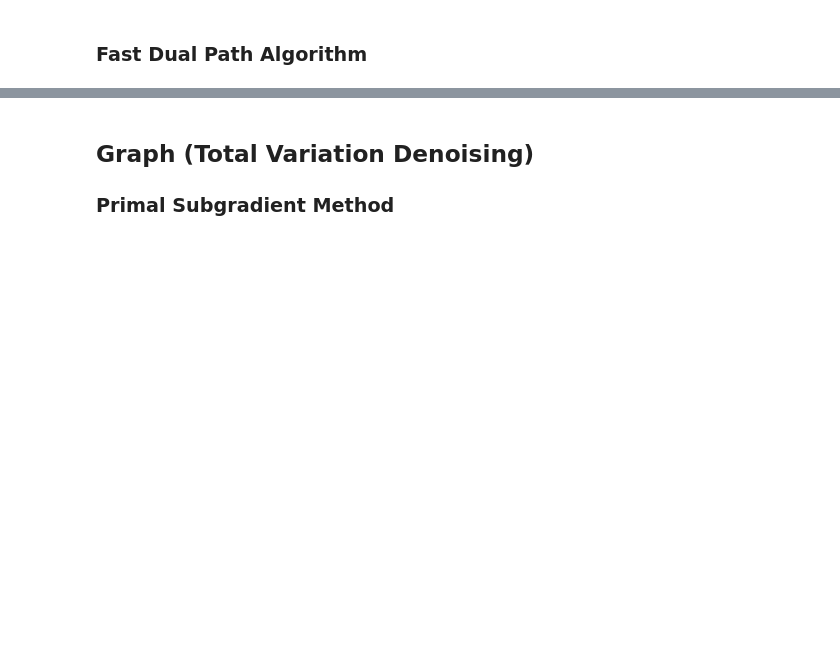
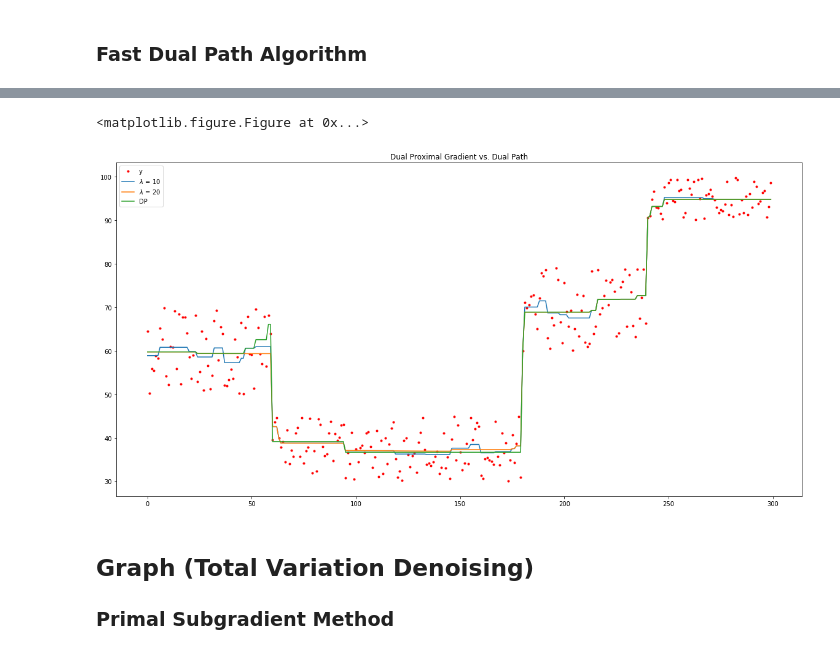
Before and after one commit to soovadeep/cvx-opt, a Jupyter notebook: Project.ipynb, the cells around one changed output, grey strips where cells are left out. Cells and saved outputs as stored; diff of their text form; code cells hidden in the pictures; blank space fills up the shorter version.

```diff
--- a/Project.ipynb
+++ b/Project.ipynb
@@ -307,4 +305,4 @@ def leavingCoordinate(a, b, DB, DBMinus, y, s, B):
     return t, i
 # %%
-beta_dp = descentDualPath(y)
+beta_dp = descentDualPath(y, reg=20)
 # %% [output]
@@ -324,3 +341,18 @@ The exact solution is  x = 0
+# %%
+plt.clf()
+plt.figure(figsize=(20,10))
+plt.plot(y, 'r.',label='y')
+# plt.plot(beta_dpg0,label='$\lambda$ = 0')
+# plt.plot(beta_dpg5,label='$\lambda$ = 5')
+plt.plot(beta_dpg10,label='$\lambda$ = 10')
+plt.plot(beta_dpg20,label='$\lambda$ = 20')
+plt.plot(beta_dp,label='DP')
+plt.title('Dual Proximal Gradient vs. Dual Path')
+plt.legend()
+plt.show()
+# %% [output]
+<matplotlib.figure.Figure at 0x...>
+[figure, added]
 # %% [markdown]
 ## Graph (Total Variation Denoising)
 
```
Also changed, not shown: parts of 6 cells of this notebook.
